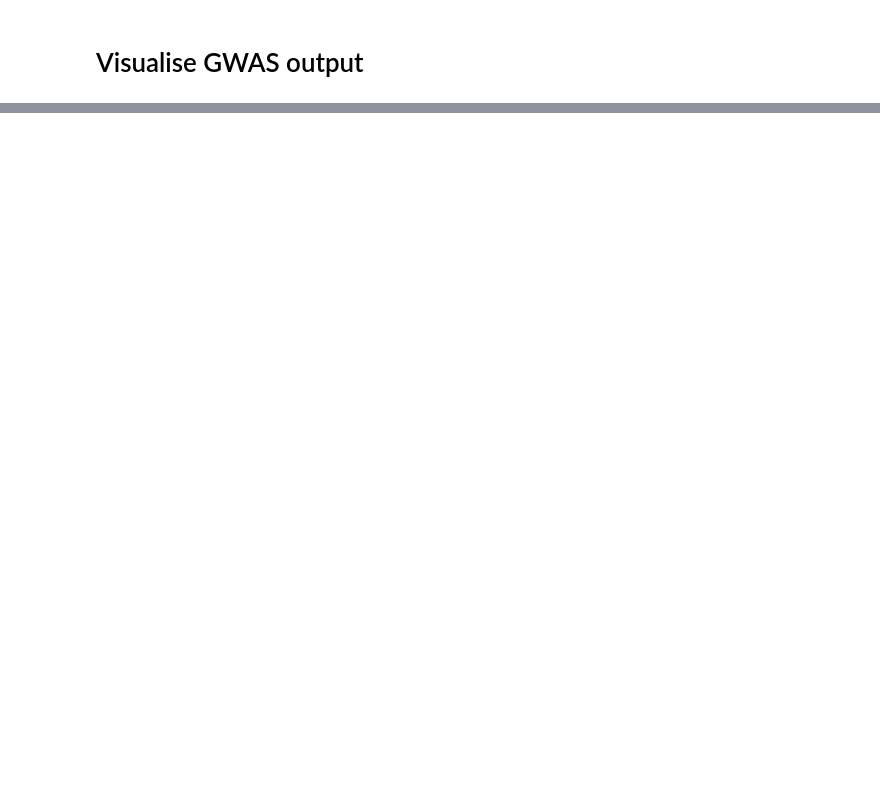
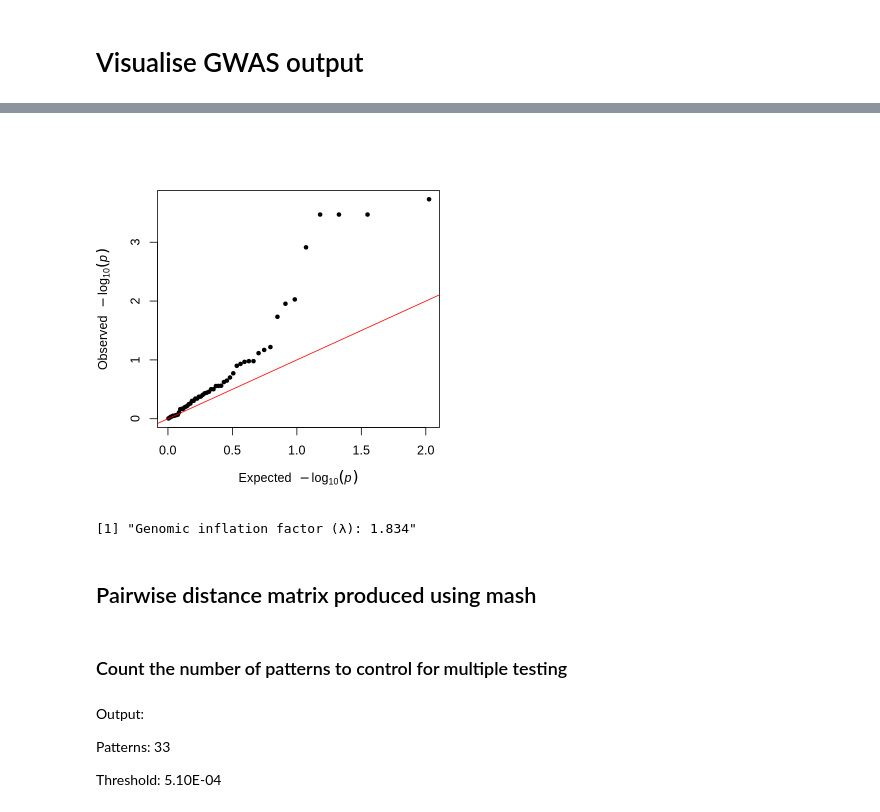
Before and after one commit to ryashpal/alfred-data-analysis, a Jupyter notebook: notebooks/gwas/ecoli/fhub_gene/02_visualise.ipynb, the cells around one changed output, grey strips where cells are left out. Saved outputs shown, nothing was run; the diff lists cells and outputs as text; code cells hidden in the pictures; blank space fills up the shorter version.

Commit message:
gene presence/absence GWAS analysis

```diff
--- a/notebooks/gwas/ecoli/fhub_gene/02_visualise.ipynb
+++ b/notebooks/gwas/ecoli/fhub_gene/02_visualise.ipynb
@@ -97,0 +114,6 @@ qq(plot.df$p)
+# %%
+library(data.table)
+
+
+gono_gwas <- fread('~/workspace/genome_data/annotations/e_coli/gene_sequences/fhub_gene/mortality_SNPs_lmm.txt', data.table = FALSE)
+head(gono_gwas)
@@ -97,0 +130,7 @@ qq(plot.df$p)
+# %%
+gono_gwas <- gono_gwas[order(gono_gwas$`lrt-pvalue`),]
+gono_gwas <- gono_gwas[!grepl("bad-chisq", gono_gwas$notes),]
+
+# threshold form running count_patterns in pyseer
+sig_threshold <- 0.05/(49)
+sig_threshold
@@ -97,0 +226,19 @@ qq(plot.df$p)
+# %%
+library(qqman)
+
+
+options(repr.plot.width = 5, repr.plot.height = 5, repr.plot.res = 150)
+par(bg = "white")
+qq(gono_gwas$"lrt-pvalue")
+# %% [output]
+[figure, added]
+# %%
+chisq_vals <- qchisq(1 - gono_gwas$"lrt-pvalue", df = 1)
+lambda <- median(chisq_vals) / qchisq(0.5, df = 1)
+print(paste("Genomic inflation factor (λ):", round(lambda, 3)))
+# %% [output]
+[1] "Genomic inflation factor (λ): 1.834"
+# %% [markdown]
+## Pairwise distance matrix produced using mash
+# %% [markdown]
+### Count the number of patterns to control for multiple testing
@@ -97,0 +247,6 @@ qq(plot.df$p)
+# %% [markdown]
+Output:
+
+Patterns:	33
+
+Threshold:	5.10E-04
```
Also changed, not shown: parts of 32 cells of this notebook, 2 other files.
